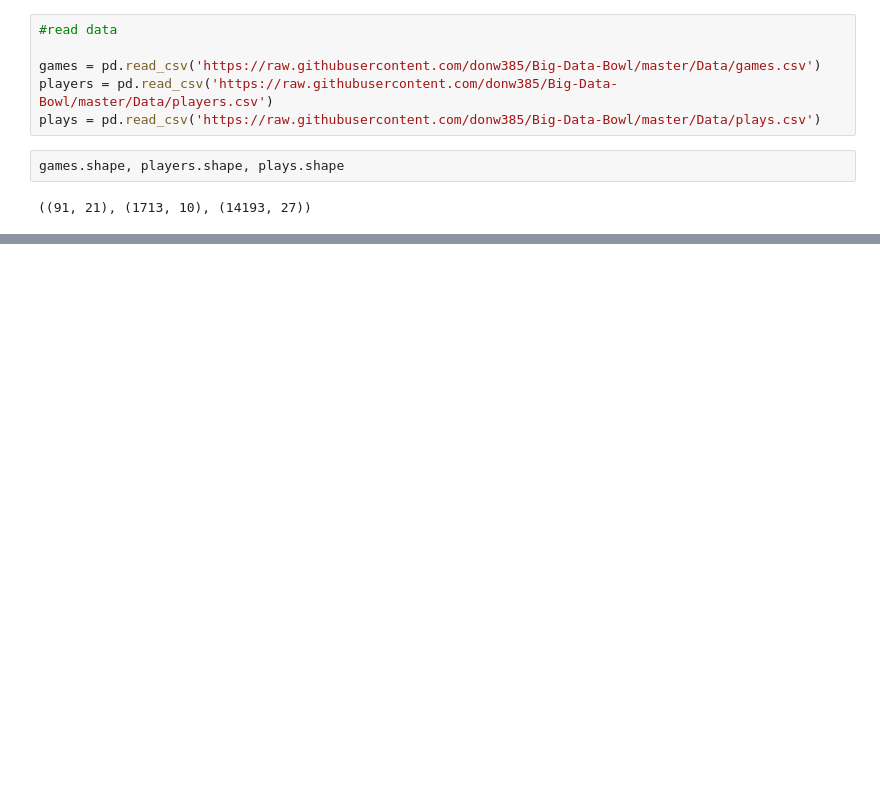
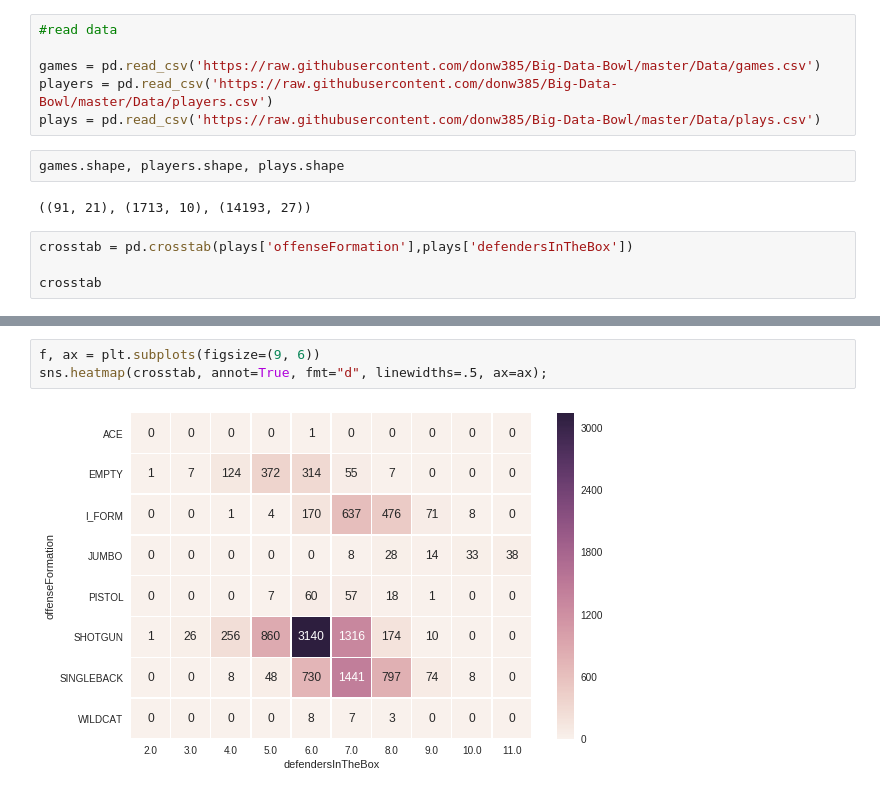
Before and after one commit to donw385/Big-Data-Bowl, a Jupyter notebook: NFL_Data_Analysis.ipynb, the cells around one changed output, grey strips where cells are left out. Drawn from its saved outputs; the diff is of its cells as text; blank space fills up the shorter version.

Commit message:
Don Wang add updated heatmap

```diff
--- a/NFL_Data_Analysis.ipynb
+++ b/NFL_Data_Analysis.ipynb
@@ -17,3 +19,7 @@ plays = pd.read_csv('https://raw.githubusercontent.com/donw385/Big-Data-Bowl/mas
 games.shape, players.shape, plays.shape
 # %% [output]
 ((91, 21), (1713, 10), (14193, 27))
+# %%
+crosstab = pd.crosstab(plays['offenseFormation'],plays['defendersInTheBox'])
+
+crosstab
@@ -19,0 +37,5 @@ games.shape, players.shape, plays.shape
+# %%
+f, ax = plt.subplots(figsize=(9, 6))
+sns.heatmap(crosstab, annot=True, fmt="d", linewidths=.5, ax=ax);
+# %% [output]
+[figure, added]
```
Also changed, not shown: parts of 2 cells of this notebook.
